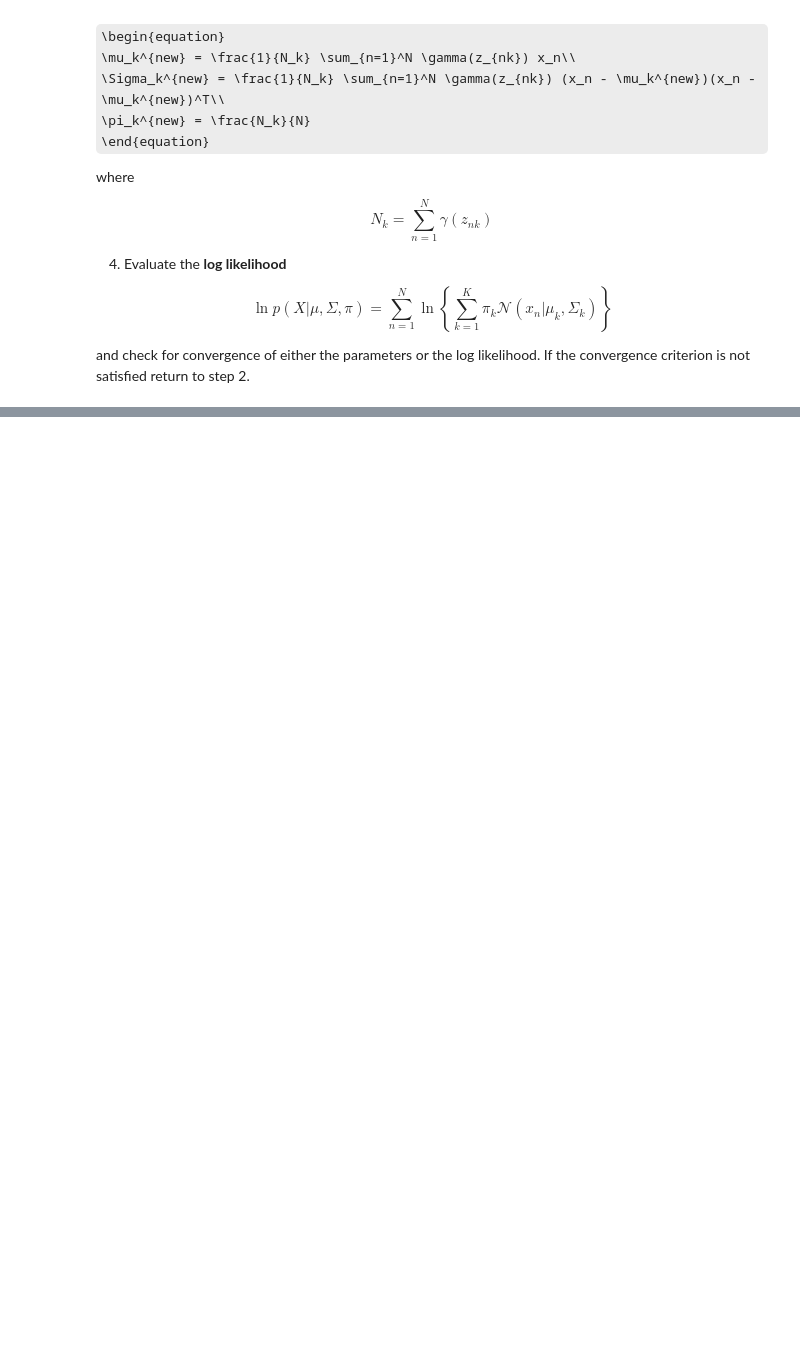
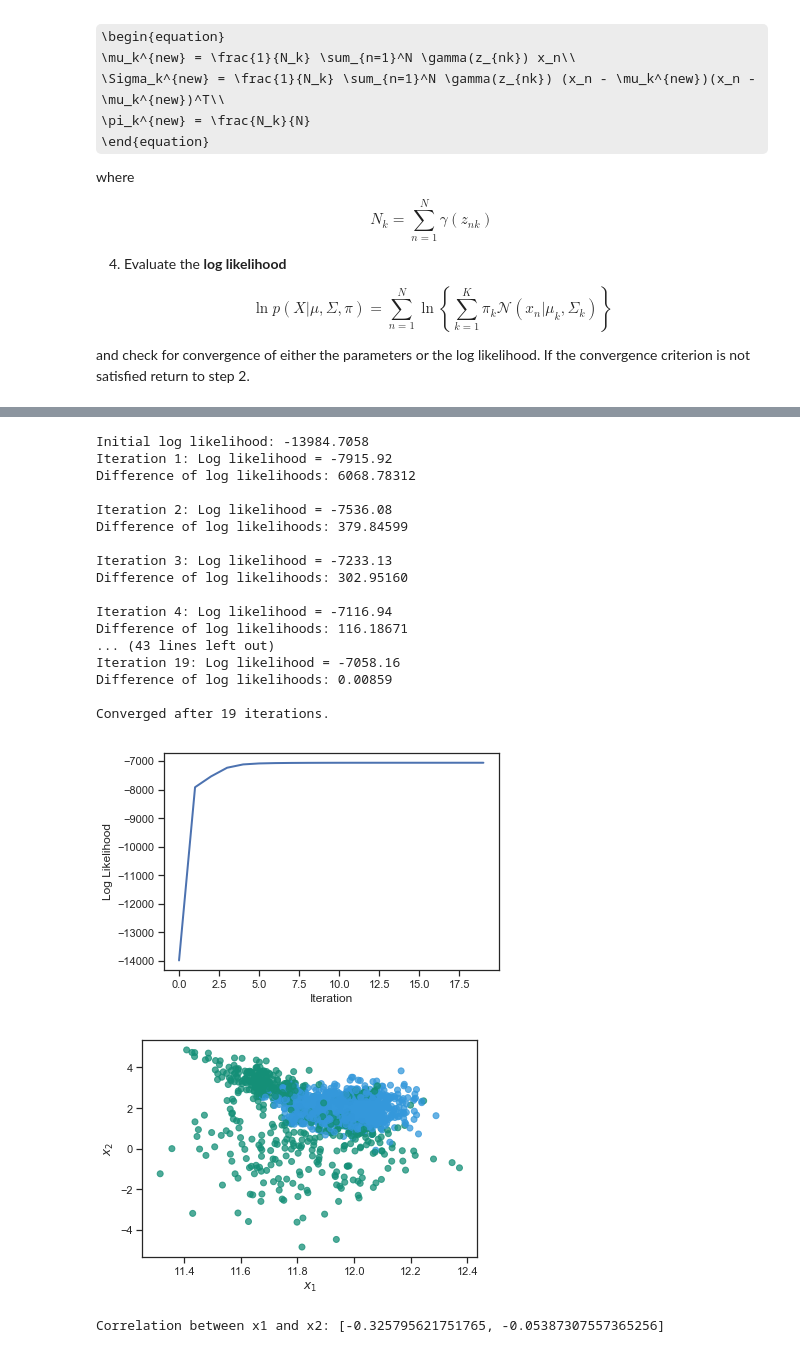
Before and after one commit to ChristophSchmidl/statistical-machine-learning, a Jupyter notebook: assignment-04/code/Exercise_4.ipynb, the cells around one changed output, grey strips where cells are left out. Drawn from its saved outputs; the diff is of its cells as text; code cells hidden in the pictures; some formulas as TeX source; blank space fills up the shorter version.

```diff
--- a/assignment-04/code/Exercise_4.ipynb
+++ b/assignment-04/code/Exercise_4.ipynb
@@ -267,0 +295,49 @@ Converged after 30 iterations.
+# %%
+# Exercise 4.3
+
+K = 2
+
+pi, mu, sigma, gamma, log_likelihoods = expectation_maximization(data, K, early_stopping=True)
+
+# *** Plotting ***
+log_likelihood_range = range(0, len(log_likelihoods))
+plt.plot(log_likelihood_range, log_likelihoods, linewidth=2, linestyle="-")
+plt.xlabel('Iteration')
+plt.ylabel('Log Likelihood')
+plt.savefig('figure_4_3_log_likelihoods.png')
+plt.show()
+
+colors = ['#148F77', '#3498DB', '#DC7633', '#85C1E9']
+
+plt.figure()
+# 'Predictions' are just based on the responsibilities/gammas
+plt.scatter(data[:, 0], data[:, 1], c = [colors[x] for x in np.argmax(gamma, 1)], alpha = 0.75)
+plt.xlabel('$x_1$')
+plt.ylabel('$x_2$')
+plt.savefig('figure_4_3_resp.png')
+plt.show()
+
+
+correlation = [sigma[k][0, 1] / np.sqrt(sigma[k][0, 0] * sigma[k][1, 1]) for k in range(0, K)]
+print("Correlation between x1 and x2: {}".format(correlation))
+# %% [output]
+Initial log likelihood: -13984.7058
+Iteration 1: Log likelihood = -7915.92
+Difference of log likelihoods: 6068.78312
+
+Iteration 2: Log likelihood = -7536.08
+Difference of log likelihoods: 379.84599
+
+Iteration 3: Log likelihood = -7233.13
+Difference of log likelihoods: 302.95160
+
+Iteration 4: Log likelihood = -7116.94
+Difference of log likelihoods: 116.18671
+... (43 lines left out)
+Iteration 19: Log likelihood = -7058.16
+Difference of log likelihoods: 0.00859
+
+Converged after 19 iterations.
+[figure, added]
+[figure, added]
+Correlation between x1 and x2: [-0.325795621751765, -0.05387307557365256]
```
Also changed, not shown: parts of 1 cell of this notebook, 5 other files.
